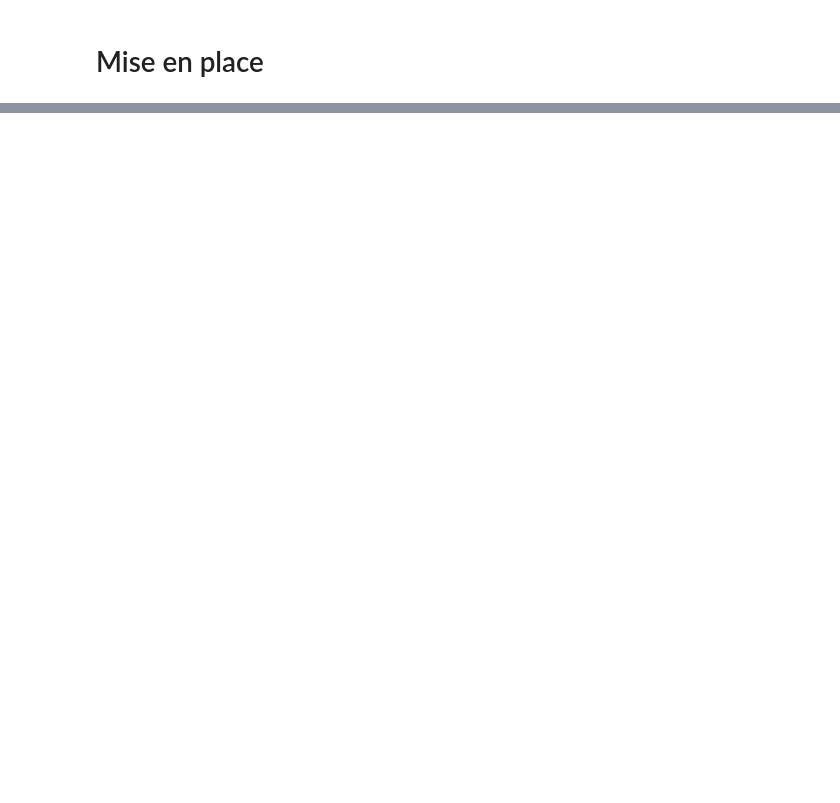
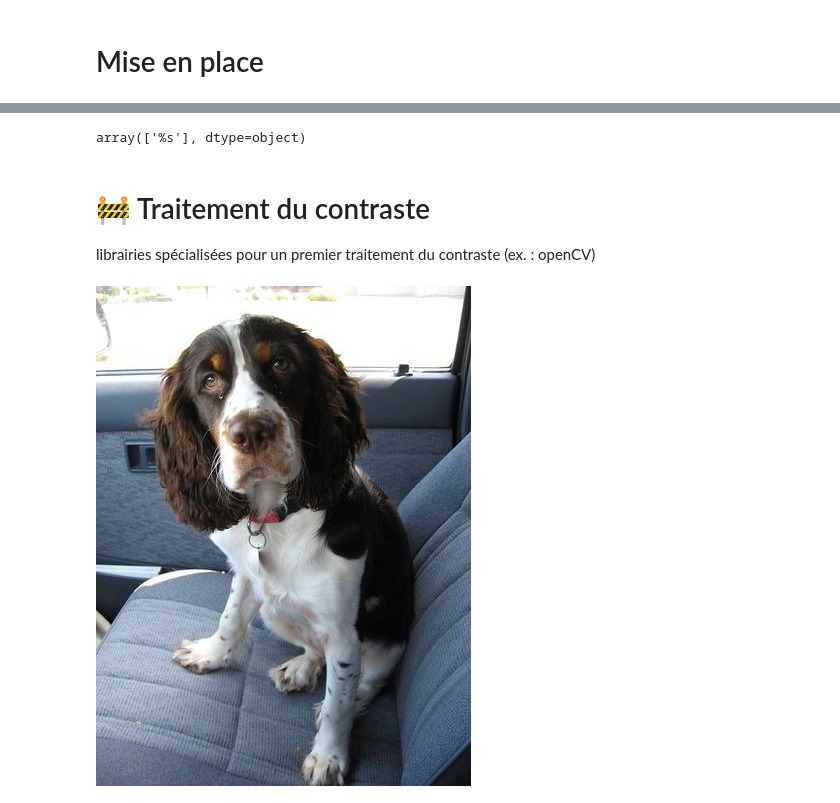
Before and after one commit to sycod/API-CViz_classif-EfficientNetB0, a Jupyter notebook: 1_preprocessing.ipynb, the cells around one changed output, grey strips where cells are left out. Cells and saved outputs as stored; diff of their text form; code cells hidden in the pictures; blank space fills up the shorter version.

```diff
--- a/1_preprocessing.ipynb
+++ b/1_preprocessing.ipynb
@@ -39,6 +47,6 @@ Load images and annotations, create DB
 # %%
 if os.path.exists(img_db_uri):
-    annot_df = pd.read_csv(img_db_uri, index_col=0)
+    img_df = pd.read_csv(img_db_uri, index_col=0)
 else:
     # download, extract and store data
     print("⚙️ Downloading images...")
@@ -51,0 +98,17 @@ else:
+# %%
+display(img_df['ID'][img_df['ID'].duplicated(keep=False)].unique())
+# %% [output]
+array(['%s'], dtype=object)
+# %% [markdown]
+# 🚧 Traitement du contraste
+
+librairies spécialisées pour un premier traitement du contraste (ex. : openCV)
+# %%
+
+# Charger l'image comme matrice de pixels
+img = Image.open(img_df["img_uri"][4242])
+img_arr = np.array(img)
+
+display(img)
+# %% [output]
+[figure, added]
```
Also changed, not shown: parts of 17 cells of this notebook, 1 other file.
